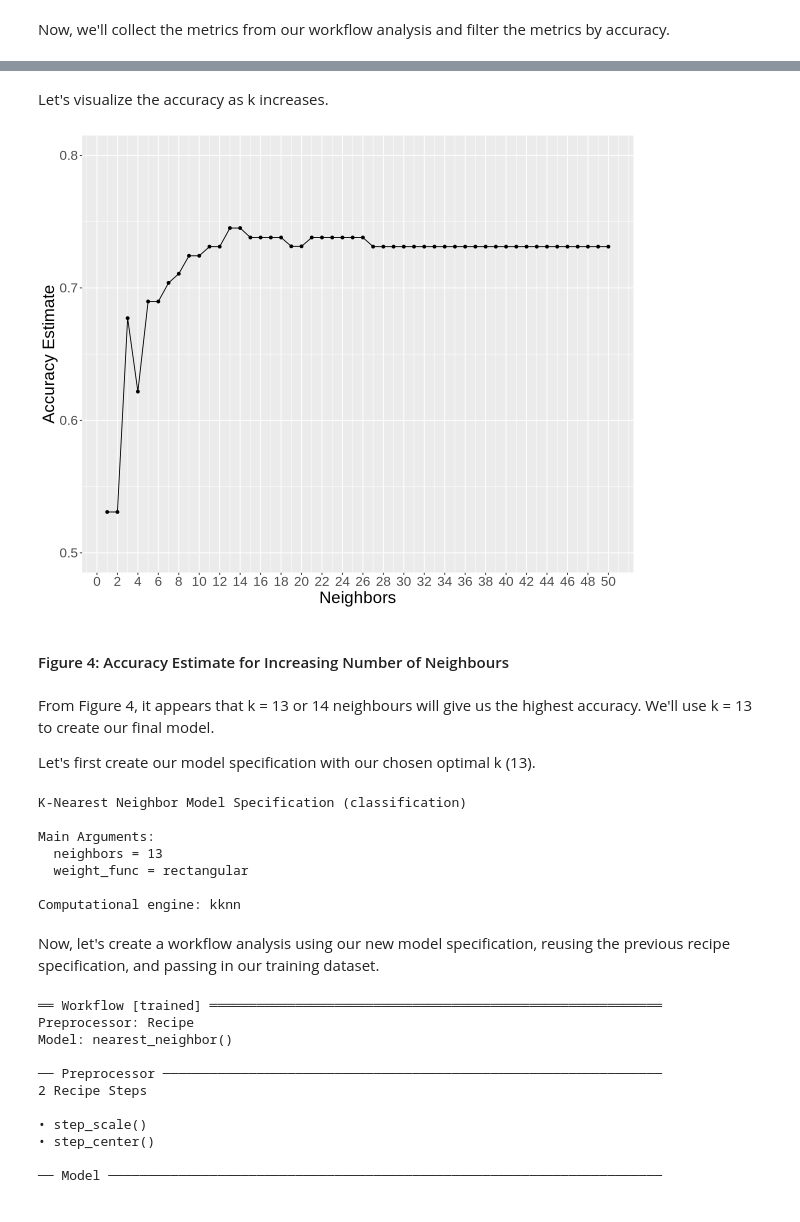
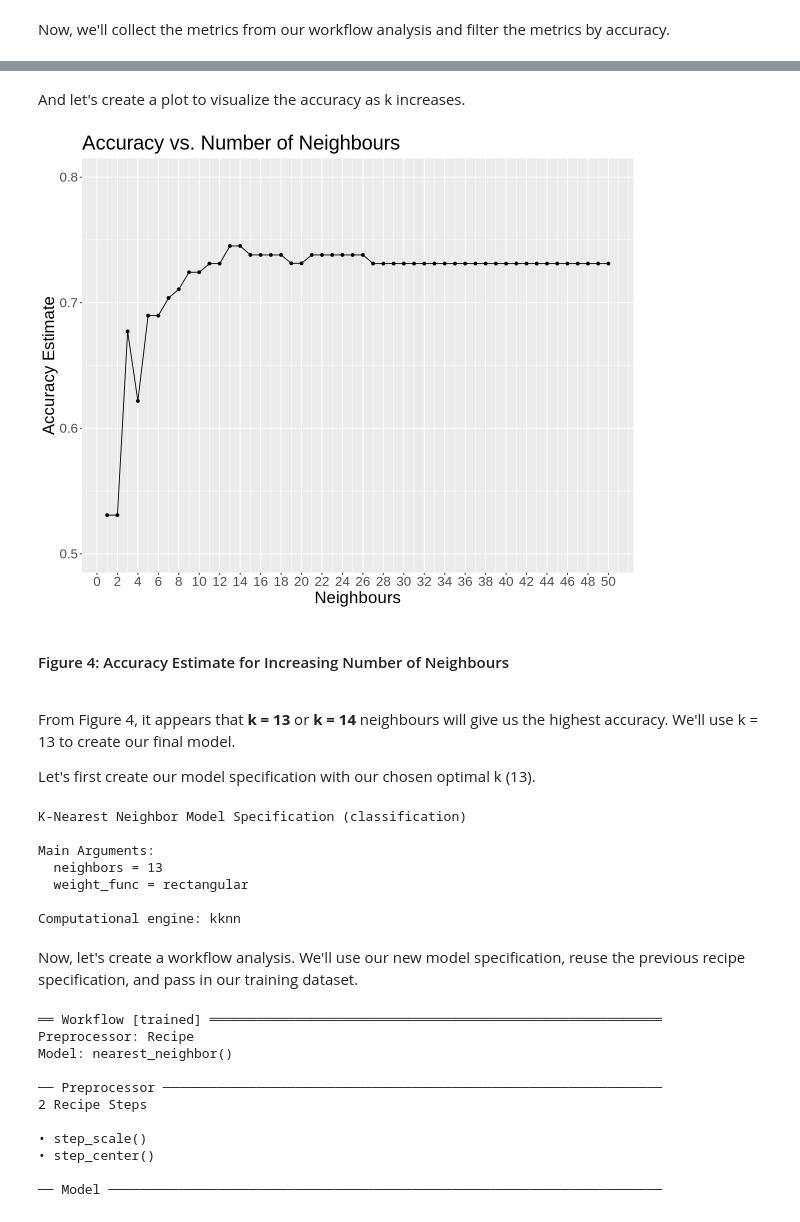
Before and after one commit to anthonyl8/video_game_server_usage, a Jupyter notebook: final_report.ipynb, the cells around one changed output, grey strips where cells are left out. Cells and saved outputs as stored; diff of their text form; code cells hidden in the pictures.

Commit message:
Various minor edits to finalize the report

```diff
--- a/final_report.ipynb
+++ b/final_report.ipynb
@@ -304,23 +301,26 @@ A tibble: 2 × 7
 # %% [markdown]
-Let's visualize the accuracy as k increases.
+And let's create a plot to visualize the accuracy as k increases.
 # %%
 options(repr.plot.width = 10, repr.plot.height = 8)
 accuracy_versus_k <- ggplot(accuracies, aes(x = neighbors, y = mean))+
       geom_point() +
       geom_line() +
-      labs(x = "Neighbors", y = "Accuracy Estimate") +
+      labs(x = "Neighbours", y = "Accuracy Estimate") +
       scale_x_continuous(breaks = seq(0, 50, by = 2)) +
       scale_y_continuous(limits = c(0.5, 0.8)) +
-      theme(text = element_text(size = 20))
+      theme(text = element_text(size = 20)) +
+      ggtitle("Accuracy vs. Number of Neighbours")
 accuracy_versus_k
 # %% [output]
-[figure, old version]
+[figure, new version]
 # %% [markdown]
 #### Figure 4: Accuracy Estimate for Increasing Number of Neighbours
+
+<br>
+
+From Figure 4, it appears that **k = 13** or **k = 14** neighbours will give us the highest accuracy. We'll use k = 13 to create our final model.
+
+Let's first create our model specification with our chosen optimal k (13).
-# %% [markdown]
-From Figure 4, it appears that k = 13 or 14 neighbours will give us the highest accuracy. We'll use k = 13 to create our final model.
-
-Let's first create our model specification with our chosen optimal k (13).
 # %%
 knn_final_spec <- nearest_neighbor(weight = "rectangular", neighbors = 13) |>
     set_engine("kknn") |>
@@ -335,7 +335,7 @@ Main Arguments:
 
 Computational engine: kknn
 # %% [markdown]
-Now, let's create a workflow analysis using our new model specification, reusing the previous recipe specification, and passing in our training dataset.
+Now, let's create a workflow analysis. We'll use our new model specification, reuse the previous recipe specification, and pass in our training dataset.
 # %%
 knn_final_fit <- workflow() |>
     add_recipe(players_recipe) |>
```
Also changed, not shown: parts of 16 cells of this notebook.
